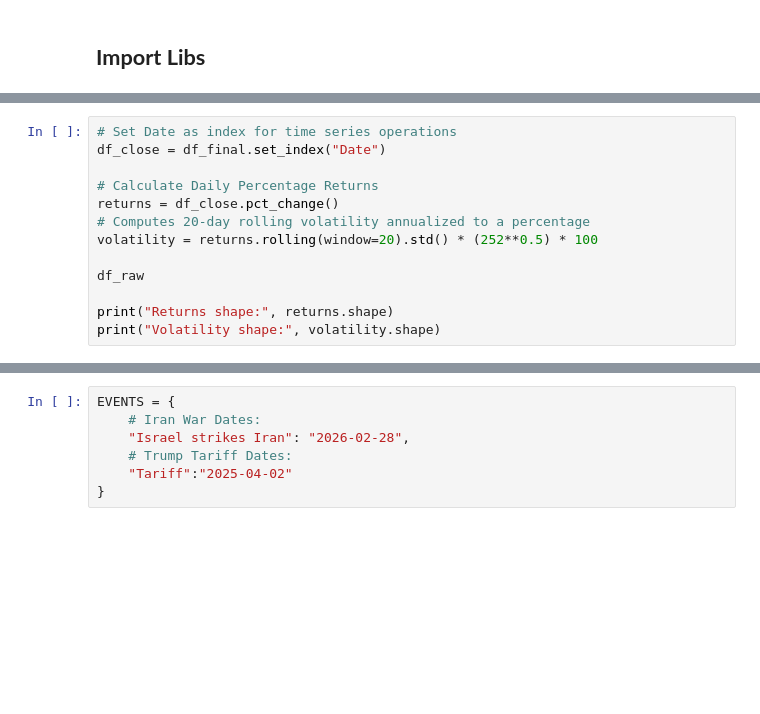
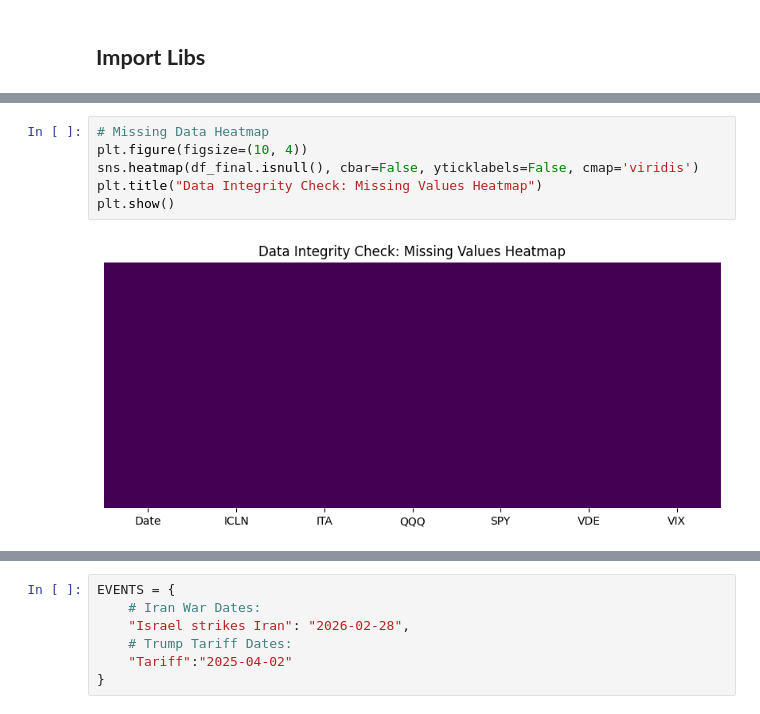
Before and after one commit to virwang/Fanshawe_DataVisualization26W, a Jupyter notebook: notebooks/Capstone_Group04.ipynb, the cells around one changed output, grey strips where cells are left out. Cells and saved outputs as stored; diff of their text form; blank space fills up the shorter version.

```diff
--- a/notebooks/Capstone_Group04.ipynb
+++ b/notebooks/Capstone_Group04.ipynb
@@ -171,13 +189,0 @@ Calculate Returns and Volatility (20-day rolling)
-# %%
-# Set Date as index for time series operations
-df_close = df_final.set_index("Date")
-
-# Calculate Daily Percentage Returns
-returns = df_close.pct_change()
-# Computes 20-day rolling volatility annualized to a percentage
-volatility = returns.rolling(window=20).std() * (252**0.5) * 100
-
-df_raw
-
-print("Returns shape:", returns.shape)
-print("Volatility shape:", volatility.shape)
@@ -213,0 +194,8 @@ Range: 2024-01-02 -> 2026-03-27
+# %%
+# Missing Data Heatmap
+plt.figure(figsize=(10, 4))
+sns.heatmap(df_final.isnull(), cbar=False, yticklabels=False, cmap='viridis')
+plt.title("Data Integrity Check: Missing Values Heatmap")
+plt.show()
+# %% [output]
+[figure, added]
```
Also changed, not shown: parts of 72 cells of this notebook, 3 other files.
